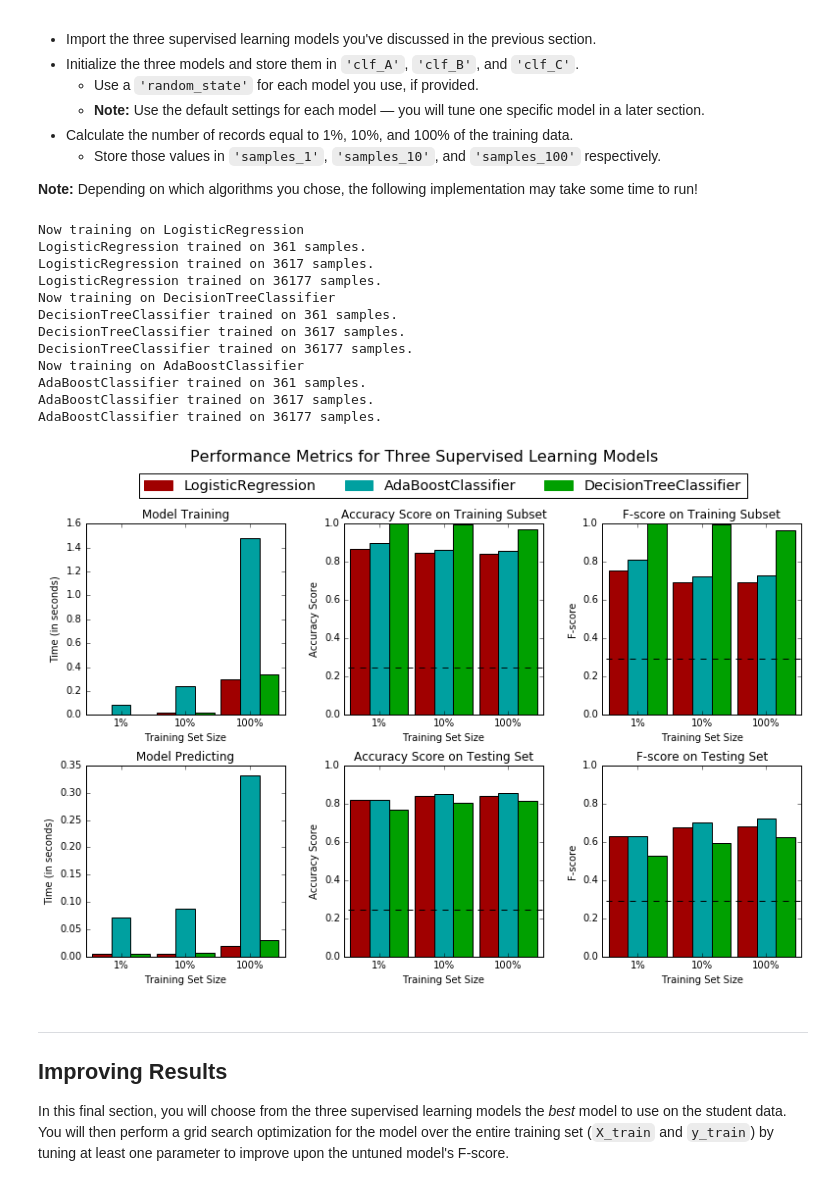
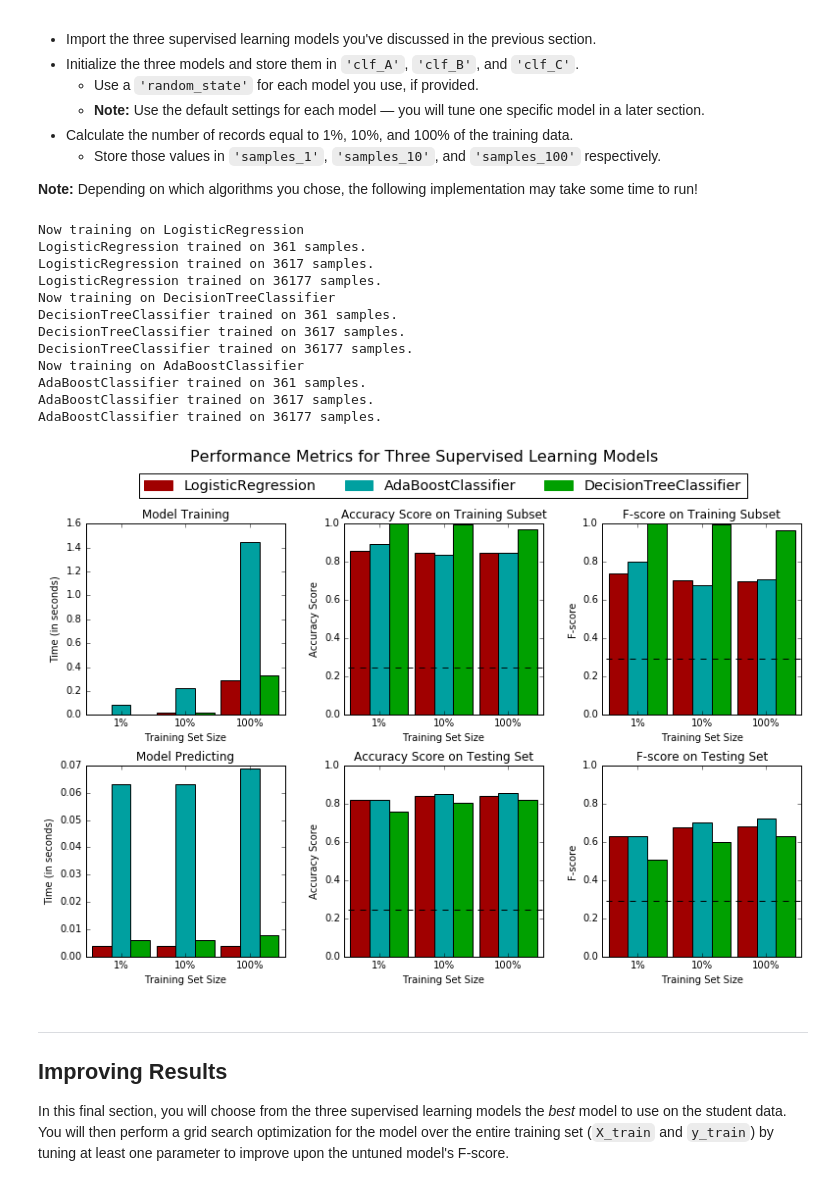
Before and after one commit to justiniann/MachineLearningNanodegree, a Jupyter notebook: projects/finding_donors/finding_donors.ipynb, the cells around one changed output. Saved outputs shown, nothing was run; the diff lists cells and outputs as text; code cells hidden in the pictures.

```diff
--- a/projects/finding_donors/finding_donors.ipynb
+++ b/projects/finding_donors/finding_donors.ipynb
@@ -326,7 +329,7 @@ def train_predict(learner, sample_size, X_train, y_train, X_test, y_test):
 
     # Fit the learner to the training data using slicing with 'sample_size' using .fit(training_features[:], training_labels[:])
     start = time() # Get start time
-    learner = learner.fit(X_train, y_train)
+    learner = learner.fit(X_train.iloc[:sample_size, :].values, y_train.iloc[:sample_size].values)
     end = time() # Get end time
 
     # Calculate the training time
@@ -335,23 +338,23 @@ def train_predict(learner, sample_size, X_train, y_train, X_test, y_test):
     # Get the predictions on the test set(X_test),
     #       then get predictions on the first 300 training samples(X_train) using .predict()
     start = time() # Get start time
-    predictions_test = learner.predict(X_test).round()
-    predictions_train = learner.predict(X_train).round()
+    predictions_test = learner.predict(X_test.values)
+    predictions_train = learner.predict(X_train.iloc[:300, :].values)
     end = time() # Get end time
 
-    # TODO: Calculate the total prediction time
+    # Calculate the total prediction time
     results['pred_time'] = end - start
 
-    # TODO: Compute accuracy on the first 300 training samples which is y_train[:300]
-    results['acc_train'] = accuracy_score(y_train.values, predictions_train)
+    # Compute accuracy on the first 300 training samples which is y_train[:300]
+    results['acc_train'] = accuracy_score(y_train.iloc[:300].values, predictions_train)
 
-    # TODO: Compute accuracy on test set using accuracy_score()
+    # Compute accuracy on test set using accuracy_score()
     results['acc_test'] = accuracy_score(y_test.values, predictions_test)
 
-    # TODO: Compute F-score on the the first 300 training samples using fbeta_score()
-    results['f_train'] = fbeta_score(y_train.values, predictions_train, 0.5)
+    # Compute F-score on the the first 300 training samples using fbeta_score()
+    results['f_train'] = fbeta_score(y_train.iloc[:300].values, predictions_train, 0.5)
 
-    # TODO: Compute F-score on the test set which is y_test
+    # Compute F-score on the test set which is y_test
     results['f_test'] = fbeta_score(y_test.values, predictions_test, 0.5)
 
     # Success
@@ -381,37 +384,35 @@ clf_A = LogisticRegression()
 clf_B = DecisionTreeClassifier()
 clf_C = AdaBoostClassifier()
 
 samples_100 = len(y_train)
 samples_10 = len(y_train)/10
 samples_1 = len(y_train)/100
 
 # Collect results on the learners
 results = {}
 for clf in [clf_A, clf_B, clf_C]:
     clf_name = clf.__class__.__name__
     print "Now training on {}".format(clf_name)
     results[clf_name] = {}
     for i, samples in enumerate([samples_1, samples_10, samples_100]):
-        results[clf_name][i] = train_predict(clf, samples, X_train.iloc[:samples, :], y_train[:samples], X_test, y_test)
-
-# print str(results)
+        results[clf_name][i] = train_predict(clf, samples, X_train, y_train, X_test, y_test)
 
 # Run metrics visualization for the three supervised learning models chosen
 vs.evaluate(results, accuracy, fscore)
 # %% [output]
 Now training on LogisticRegression
 LogisticRegression trained on 361 samples.
 LogisticRegression trained on 3617 samples.
 LogisticRegression trained on 36177 samples.
 Now training on DecisionTreeClassifier
 DecisionTreeClassifier trained on 361 samples.
 DecisionTreeClassifier trained on 3617 samples.
 DecisionTreeClassifier trained on 36177 samples.
 Now training on AdaBoostClassifier
 AdaBoostClassifier trained on 361 samples.
 AdaBoostClassifier trained on 3617 samples.
 AdaBoostClassifier trained on 36177 samples.
-[figure, old version]
+[figure, new version]
 # %% [markdown]
 ----
 ## Improving Results
```
Also changed, not shown: parts of 6 cells of this notebook, 1 other file.
